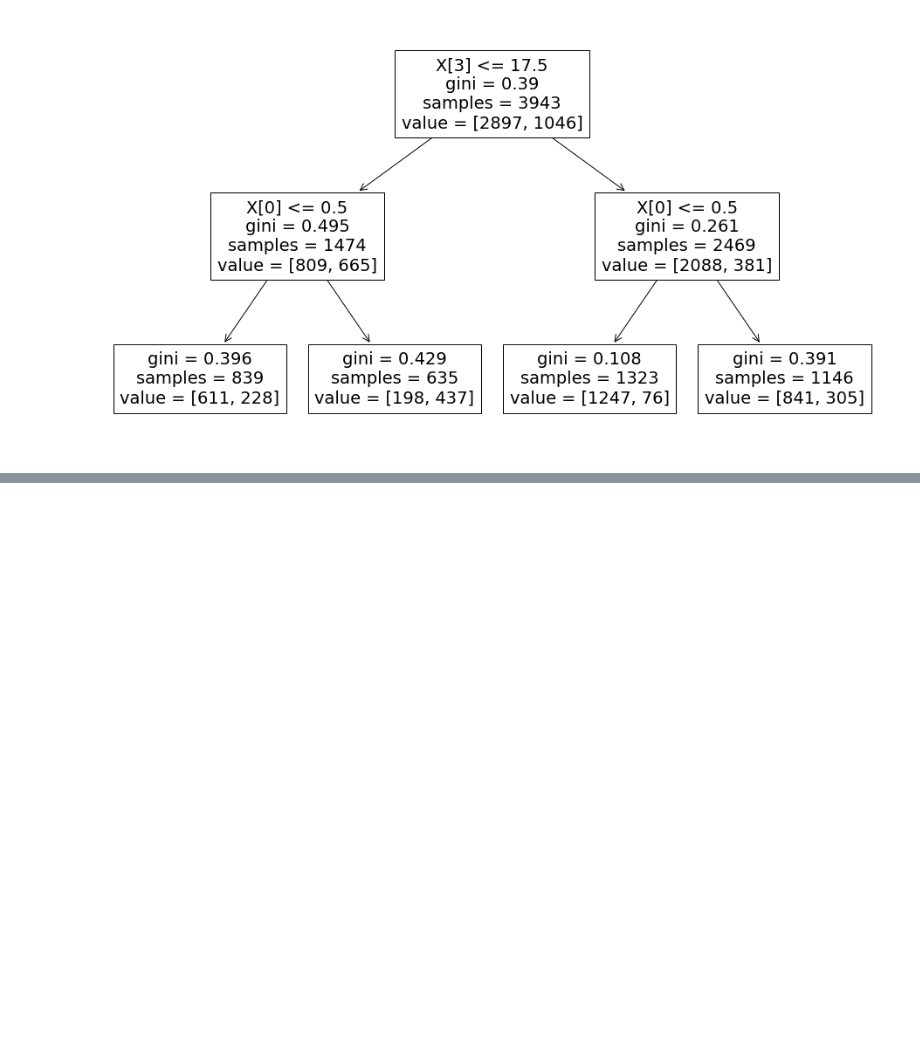
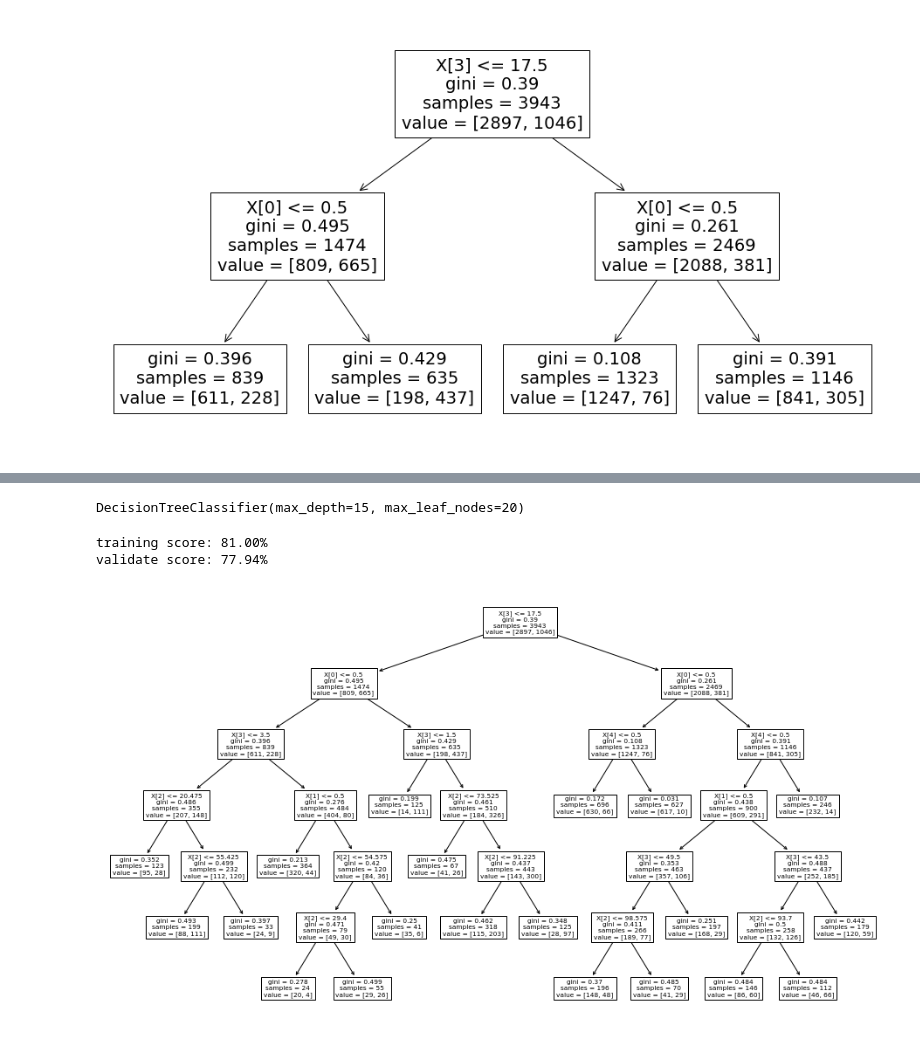
Before and after one commit to annah-vu/classification_project, a Jupyter notebook: baseline_accuracy.ipynb, the cells around one changed output, grey strips where cells are left out. Drawn from its saved outputs; the diff is of its cells as text; code cells hidden in the pictures; blank space fills up the shorter version.

Commit message:
making models

```diff
--- a/baseline_accuracy.ipynb
+++ b/baseline_accuracy.ipynb
@@ -167,9 +169,9 @@ baseline_score = round(accuracy_score(train.churn, train.baseline_prediction),2)
 # %%
 from sklearn.tree import DecisionTreeClassifier, plot_tree, export_text
 # %%
-model1 = DecisionTreeClassifier(max_leaf_nodes=15, max_depth=2)
+tree1 = DecisionTreeClassifier(max_leaf_nodes=15, max_depth=2)
 # %%
-model1.fit(X_train,y_train)
+tree1.fit(X_train,y_train)
 # %% [output]
 DecisionTreeClassifier(max_depth=2, max_leaf_nodes=15)
 # %%
@@ -186,0 +203,18 @@ plt.show()
+# %%
+tree2 = DecisionTreeClassifier(max_leaf_nodes=20, max_depth=15)
+# %%
+tree2.fit(X_train,y_train)
+# %% [output]
+DecisionTreeClassifier(max_depth=15, max_leaf_nodes=20)
+# %%
+print(f'training score: {tree2.score(X_train, y_train):.2%}')
+print(f'validate score: {tree2.score(X_validate, y_validate):.2%}')
+# %% [output]
+training score: 81.00%
+validate score: 77.94%
+# %%
+plt.figure(figsize=(16,9))
+plot_tree(tree2)
+plt.show()
+# %% [output]
+[figure, added]
```
Also changed, not shown: parts of 43 cells of this notebook.
